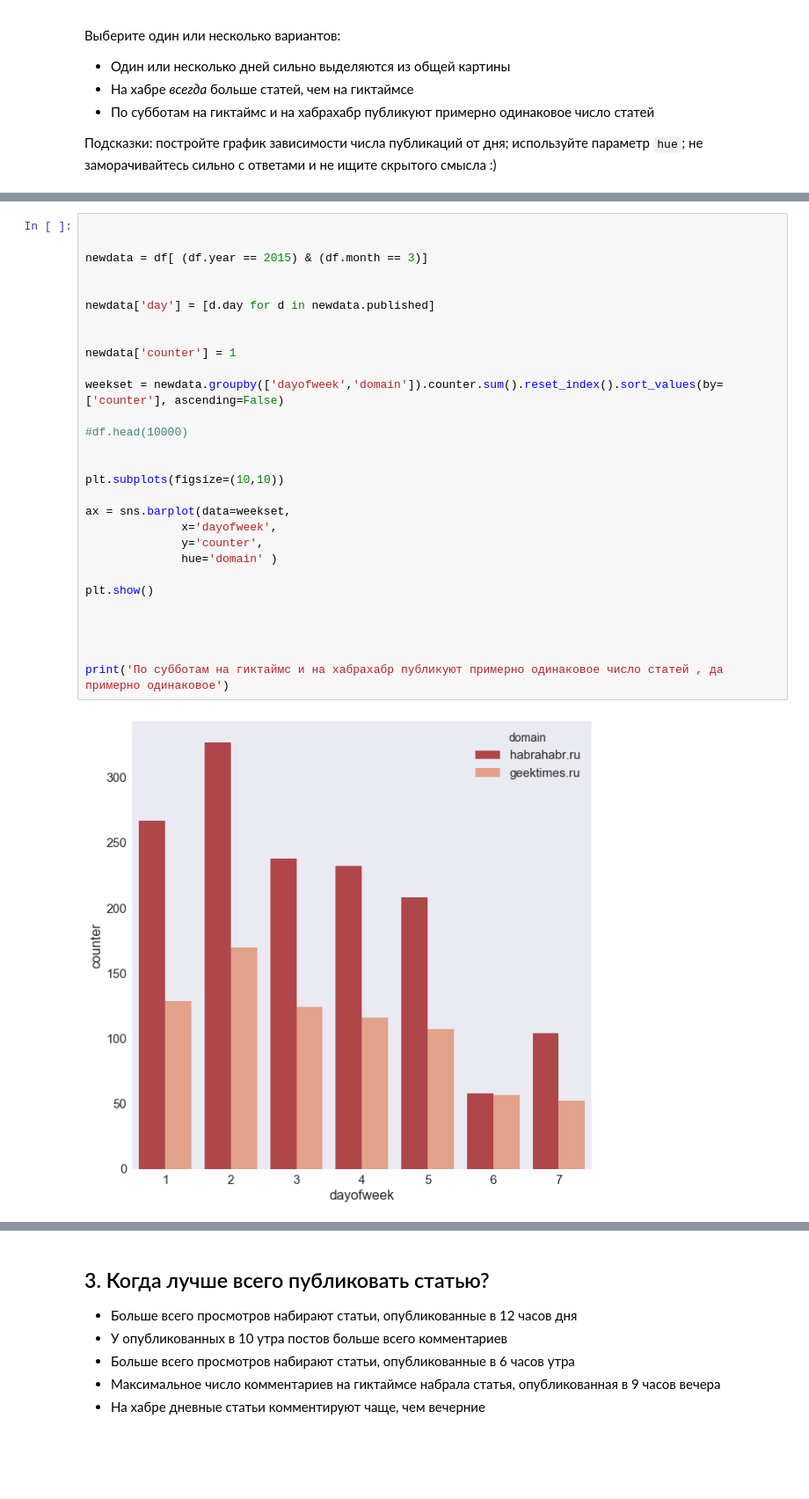
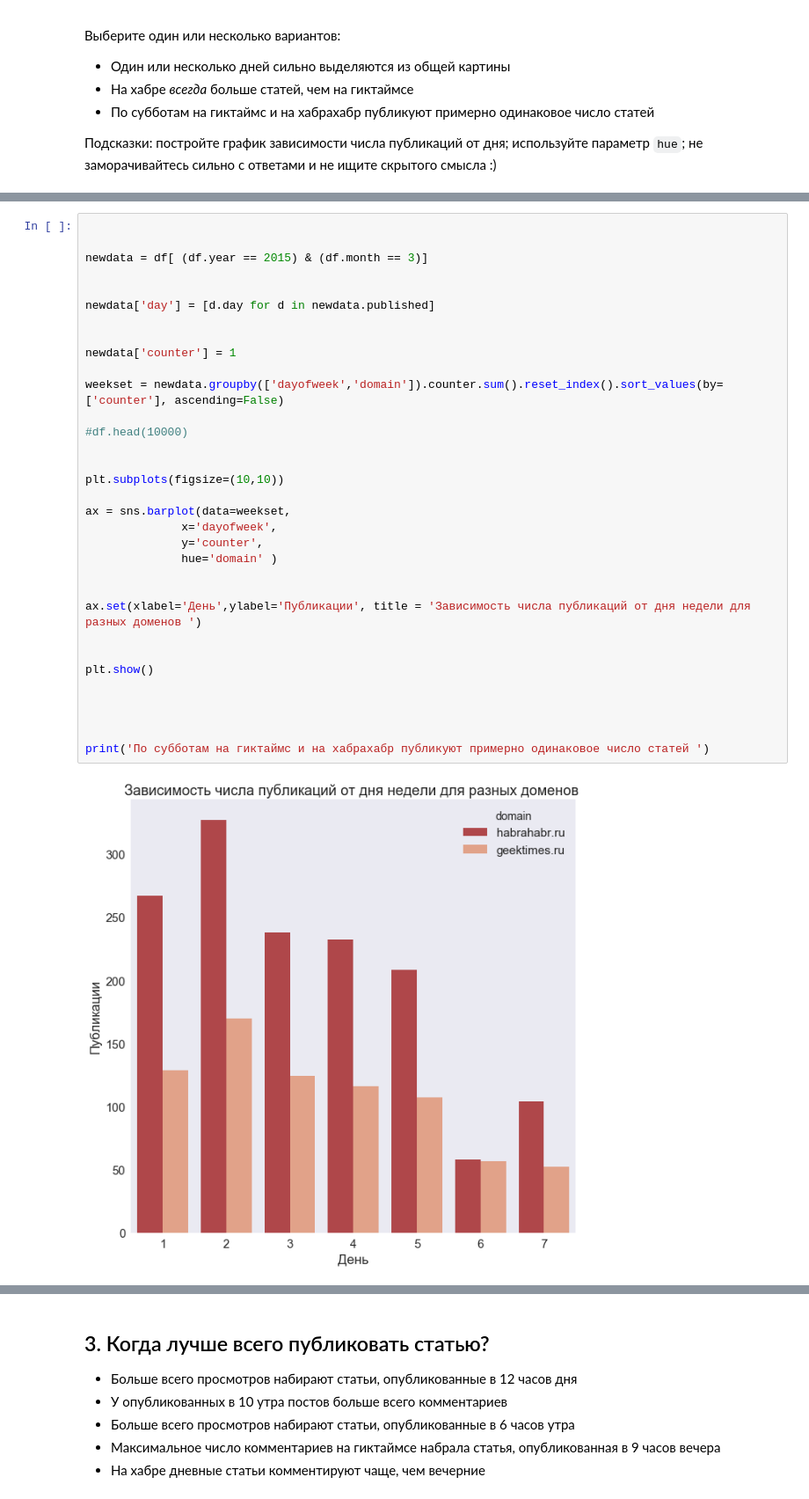
Before and after one commit to IlyaChr/ods2018, a Jupyter notebook: 02/assignment02_habr_visual_analysis.ipynb, the cells around one changed output, grey strips where cells are left out. Shown: that part at 88% size. Drawn from its saved outputs; the diff is of its cells as text; blank space fills up the shorter version.

```diff
--- a/02/assignment02_habr_visual_analysis.ipynb
+++ b/02/assignment02_habr_visual_analysis.ipynb
@@ -209,31 +258,35 @@ print('На хабре _всегда_ больше статей, чем на г
 # %%
 
 
 newdata = df[ (df.year == 2015) & (df.month == 3)]
 
 
 newdata['day'] = [d.day for d in newdata.published]
 
 
 newdata['counter'] = 1
 
 weekset = newdata.groupby(['dayofweek','domain']).counter.sum().reset_index().sort_values(by=['counter'], ascending=False)
 
 #df.head(10000)
 
 
 plt.subplots(figsize=(10,10))
 
 ax = sns.barplot(data=weekset,
               x='dayofweek',
               y='counter',
               hue='domain' )
 
+
+ax.set(xlabel='День',ylabel='Публикации', title = 'Зависимость числа публикаций от дня недели для разных доменов ')
+
+
 plt.show()
 
 
 
 
-print('По субботам на гиктаймс и на хабрахабр публикуют примерно одинаковое число статей , да примерно одинаковое')
+print('По субботам на гиктаймс и на хабрахабр публикуют примерно одинаковое число статей ')
 # %% [output]
-[figure, old version]
+[figure, new version]
```
Also changed, not shown: parts of 18 cells of this notebook.
